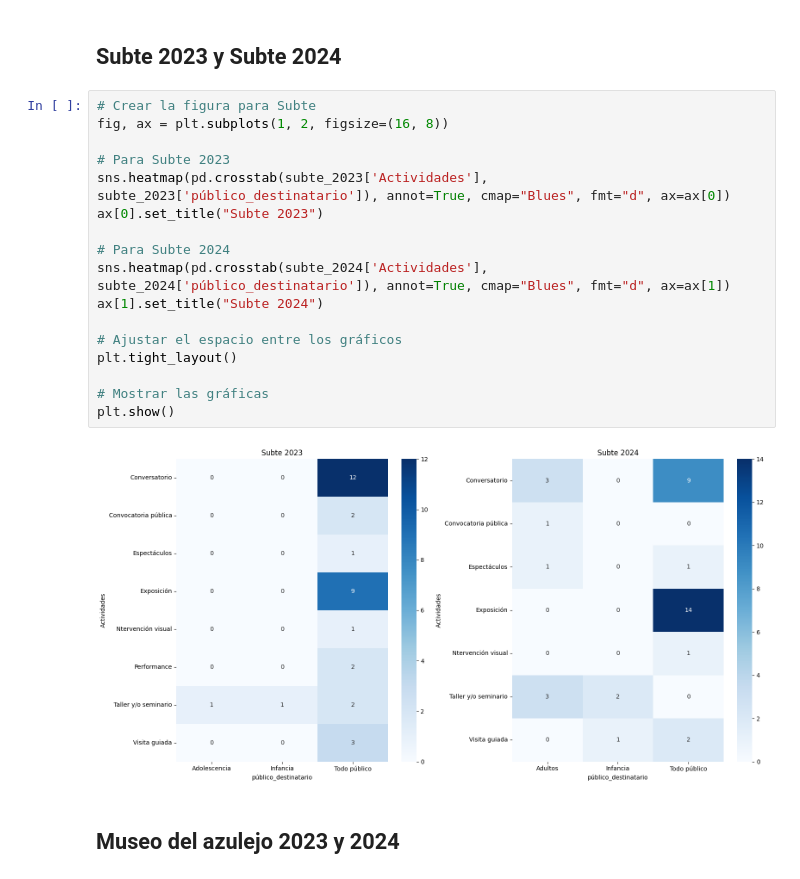
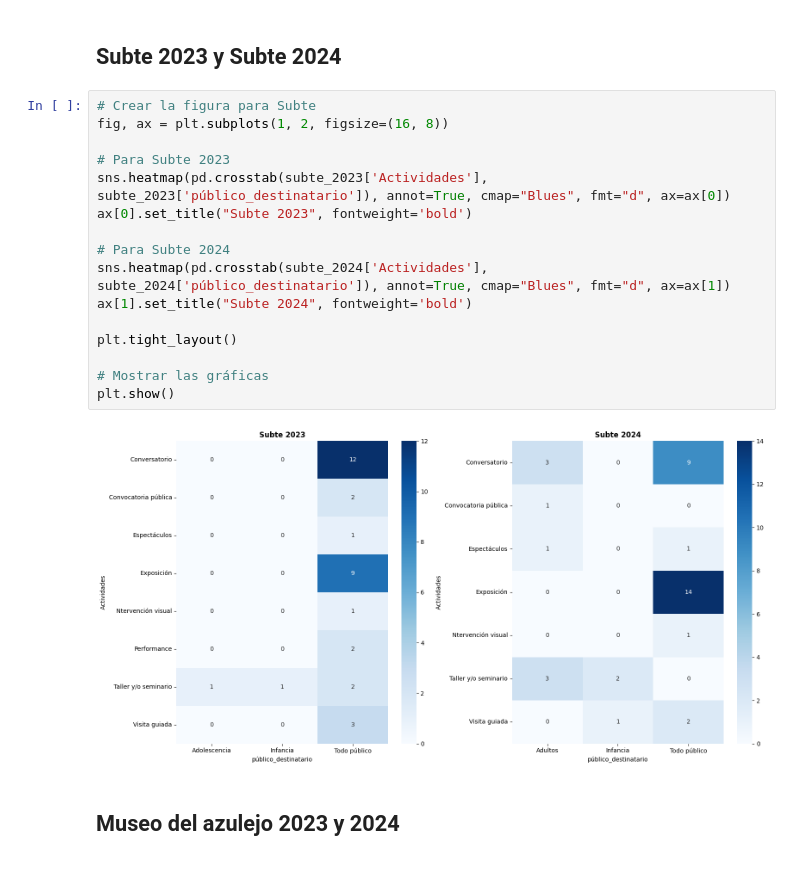
Before and after one commit to LuciaPuppo897/Data_UY, a Jupyter notebook: Trabajo_final_museos.ipynb, the cells around one changed output. Drawn from its saved outputs; the diff is of its cells as text.

```diff
--- a/Trabajo_final_museos.ipynb
+++ b/Trabajo_final_museos.ipynb
@@ -289,22 +296,21 @@ plt.show()
 # %%
 # Crear la figura para Subte
 fig, ax = plt.subplots(1, 2, figsize=(16, 8))
 
 # Para Subte 2023
 sns.heatmap(pd.crosstab(subte_2023['Actividades'], subte_2023['público_destinatario']), annot=True, cmap="Blues", fmt="d", ax=ax[0])
-ax[0].set_title("Subte 2023")
+ax[0].set_title("Subte 2023", fontweight='bold')
 
 # Para Subte 2024
 sns.heatmap(pd.crosstab(subte_2024['Actividades'], subte_2024['público_destinatario']), annot=True, cmap="Blues", fmt="d", ax=ax[1])
-ax[1].set_title("Subte 2024")
+ax[1].set_title("Subte 2024", fontweight='bold')
 
-# Ajustar el espacio entre los gráficos
 plt.tight_layout()
 
 # Mostrar las gráficas
 plt.show()
 # %% [output]
-[figure, old version]
+[figure, new version]
 # %% [markdown]
 ## **Museo del azulejo 2023 y 2024**
 # %%
```
Also changed, not shown: parts of 26 cells of this notebook.
